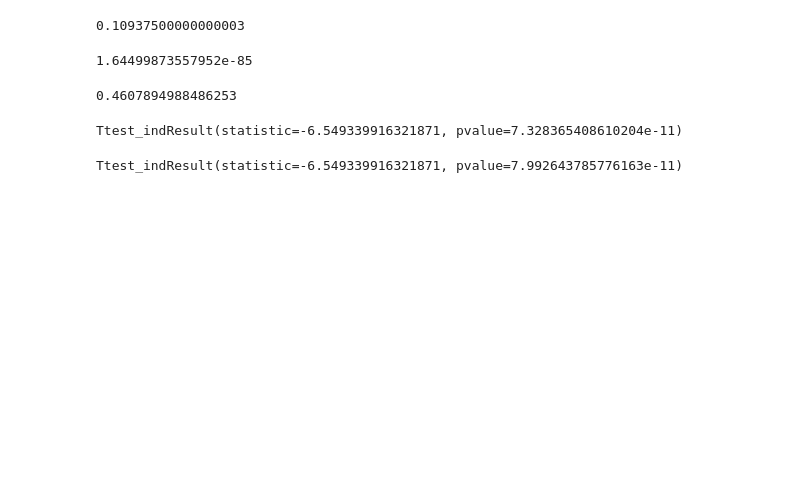
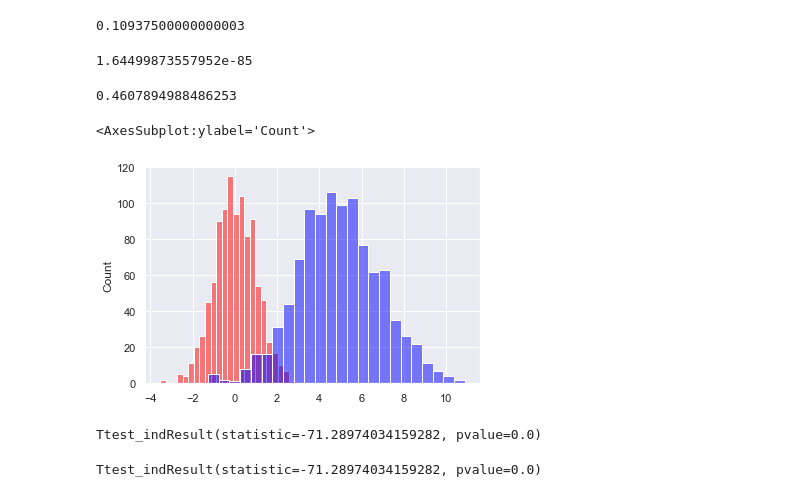
Before and after one commit to arjunc12/cmpinf2120-notebooks, a Jupyter notebook: Probability-and-Stats/probability-and-stats.ipynb, the cells around one changed output. Cells and saved outputs as stored; diff of their text form; code cells hidden in the pictures; blank space fills up the shorter version.

Commit message:
draw histogram before performing t-test

```diff
--- a/Probability-and-Stats/probability-and-stats.ipynb
+++ b/Probability-and-Stats/probability-and-stats.ipynb
@@ -77,14 +78,20 @@ binom_test(x=800, n=1000, p=0.79)
 0.4607894988486253
 # %%
 sample1 = np.random.normal(loc=0, scale=1, size=1000)
-sample2 = np.random.normal(loc=0.5, scale=2, size=1000)
+sample2 = np.random.normal(loc=5, scale=2, size=1000)
+# %%
+sns.histplot(sample1, label='sample1', color='red', alpha=0.5)
+sns.histplot(sample2, label='sample2', color='blue', alpha=0.5)
+# %% [output]
+<AxesSubplot:ylabel='Count'>
+[figure, added]
 # %%
 from scipy.stats import ttest_ind
 # %%
 ttest_ind(sample1, sample2)
 # %% [output]
-Ttest_indResult(statistic=-6.549339916321871, pvalue=7.328365408610204e-11)
+Ttest_indResult(statistic=-71.28974034159282, pvalue=0.0)
 # %%
 ttest_ind(sample1, sample2, equal_var=False)
 # %% [output]
-Ttest_indResult(statistic=-6.549339916321871, pvalue=7.992643785776163e-11)
+Ttest_indResult(statistic=-71.28974034159282, pvalue=0.0)
```
Also changed, not shown: parts of 12 cells of this notebook.
